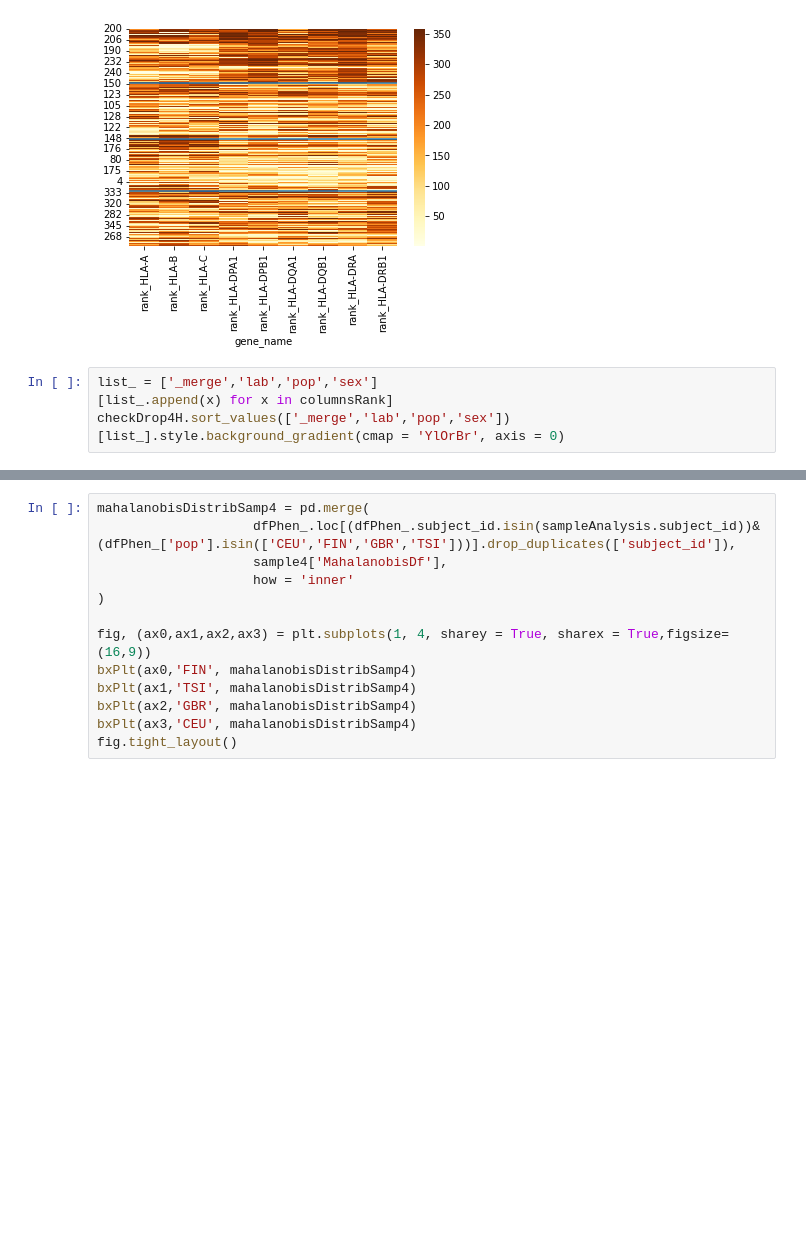
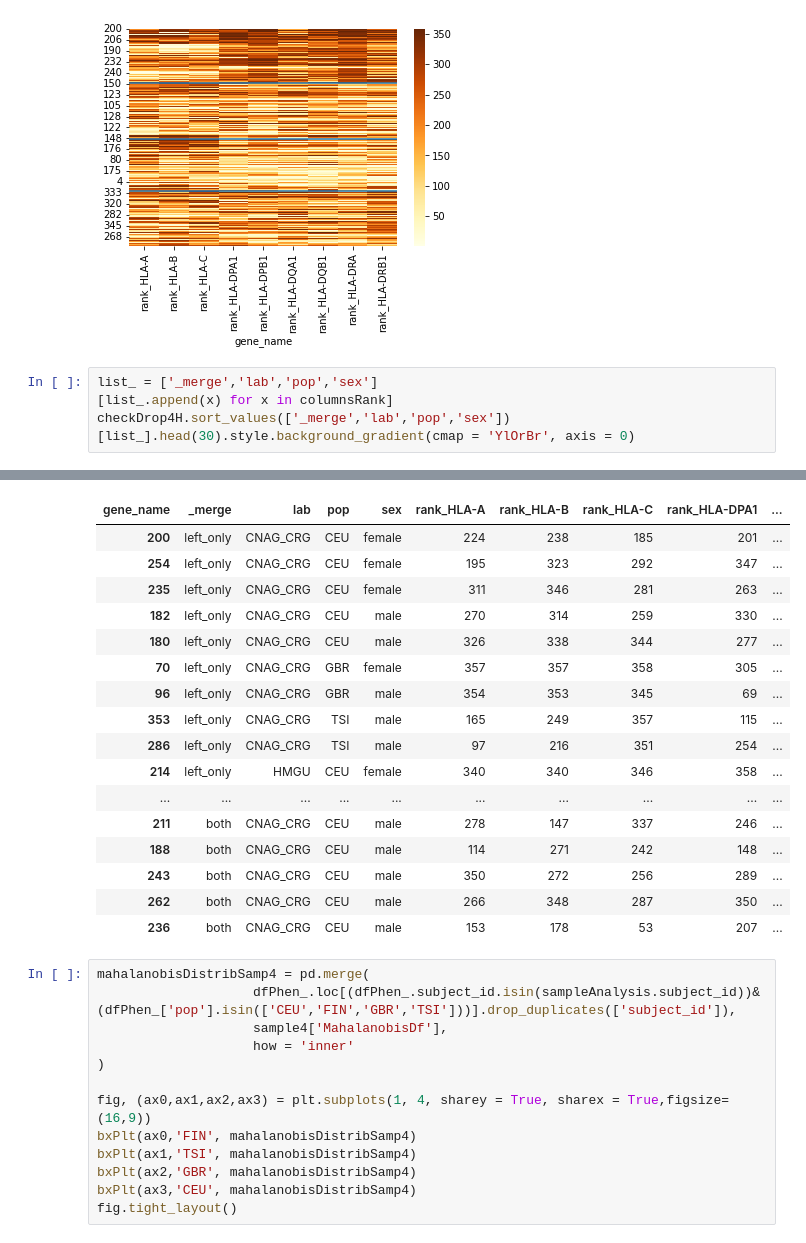
Before and after one commit to lucranders/heritability, a Jupyter notebook: notebooks/matrixAnalysis/buildMatrices.ipynb, the cells around one changed output, grey strips where cells are left out. Cells and saved outputs as stored; diff of their text form; blank space fills up the shorter version.

```diff
--- a/notebooks/matrixAnalysis/buildMatrices.ipynb
+++ b/notebooks/matrixAnalysis/buildMatrices.ipynb
@@ -451,5 +479,5 @@ ax.hlines(args_.indexes_.values[:-1], *ax.get_xlim())
 # %%
 list_ = ['_merge','lab','pop','sex']
 [list_.append(x) for x in columnsRank]
-checkDrop4H.sort_values(['_merge','lab','pop','sex'])[list_].style.background_gradient(cmap = 'YlOrBr', axis = 0)
+checkDrop4H.sort_values(['_merge','lab','pop','sex'])[list_].head(30).style.background_gradient(cmap = 'YlOrBr', axis = 0)
 # %% [output]
@@ -457,3 +484,20 @@ checkDrop4H.sort_values(['_merge','lab','pop','sex'])[list_].style.background_gr
+| gene_name | _merge | lab | pop | sex | rank_HLA-A | rank_HLA-B | rank_HLA-C | rank_HLA-DPA1 | ... |
+| 200 | left_only | CNAG_CRG | CEU | female | 224 | 238 | 185 | 201 | ... |
+| 254 | left_only | CNAG_CRG | CEU | female | 195 | 323 | 292 | 347 | ... |
+| 235 | left_only | CNAG_CRG | CEU | female | 311 | 346 | 281 | 263 | ... |
+| 182 | left_only | CNAG_CRG | CEU | male | 270 | 314 | 259 | 330 | ... |
+| 180 | left_only | CNAG_CRG | CEU | male | 326 | 338 | 344 | 277 | ... |
+| 70 | left_only | CNAG_CRG | GBR | female | 357 | 357 | 358 | 305 | ... |
+| 96 | left_only | CNAG_CRG | GBR | male | 354 | 353 | 345 | 69 | ... |
+| 353 | left_only | CNAG_CRG | TSI | male | 165 | 249 | 357 | 115 | ... |
+| 286 | left_only | CNAG_CRG | TSI | male | 97 | 216 | 351 | 254 | ... |
+| 214 | left_only | HMGU | CEU | female | 340 | 340 | 346 | 358 | ... |
+| ... | ... | ... | ... | ... | ... | ... | ... | ... | ... |
+| 211 | both | CNAG_CRG | CEU | male | 278 | 147 | 337 | 246 | ... |
+| 188 | both | CNAG_CRG | CEU | male | 114 | 271 | 242 | 148 | ... |
+| 243 | both | CNAG_CRG | CEU | male | 350 | 272 | 256 | 289 | ... |
+| 262 | both | CNAG_CRG | CEU | male | 266 | 348 | 287 | 350 | ... |
+| 236 | both | CNAG_CRG | CEU | male | 153 | 178 | 53 | 207 | ... |
 # %%
 mahalanobisDistribSamp4 = pd.merge(
                     dfPhen_.loc[(dfPhen_.subject_id.isin(sampleAnalysis.subject_id))&(dfPhen_['pop'].isin(['CEU','FIN','GBR','TSI']))].drop_duplicates(['subject_id']),
```
Also changed, not shown: parts of 21 cells of this notebook.
